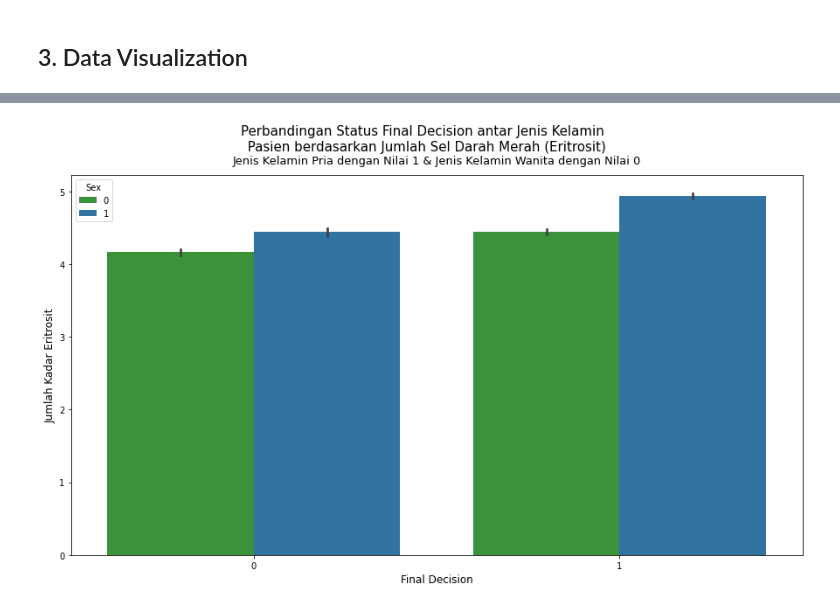
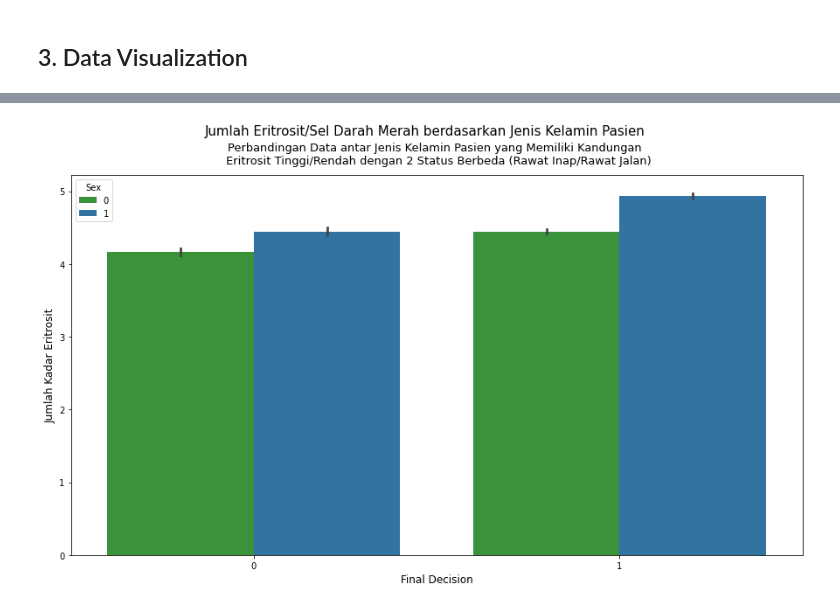
Before and after one commit to pramudianzaheka92/ClassificationwithEnsembleLearningMethod, a Jupyter notebook: Code Script/1. Exploratory Data Analysis with Pandas, Preprocessing & Visualization.ipynb, the cells around one changed output, grey strips where cells are left out. Drawn from its saved outputs; the diff is of its cells as text; code cells hidden in the pictures.

```diff
--- a/Code Script/1. Exploratory Data Analysis with Pandas, Preprocessing & Visualization.ipynb
+++ b/Code Script/1. Exploratory Data Analysis with Pandas, Preprocessing & Visualization.ipynb
@@ -746,17 +775,17 @@ plt.show()
 # %%
 """
 Membandingkan data terkait keputusan akhir yang menentukan apakah pasien harus tetap dirawat inap/sudah diizinkan
-untuk rawat jalan dengan dikelompokkan jenis kelamin antar pasien (pria/wanita) berdasarkan jumlah eritrosit
+untuk rawat jalan dengan dikelompokkan jenis kelamin antar pasien (pria/wanita) berdasarkan jumlah Eritrosit
 """
 plt.figure(figsize=(15, 8))
 
 sns.barplot(x="Status", y="Erythrocyte", hue="Sex", data=data_patient_treatment, palette=["tab:green", "tab:blue"])
-plt.suptitle("Perbandingan Status Final Decision antar Jenis Kelamin \n Pasien berdasarkan Jumlah Sel Darah Merah (Eritrosit)",
-             fontsize=15)
-plt.title("Jenis Kelamin Pria dengan Nilai 1 & Jenis Kelamin Wanita dengan Nilai 0", fontsize=13, pad=13, loc="center")
+plt.suptitle("Jumlah Eritrosit/Sel Darah Merah berdasarkan Jenis Kelamin Pasien", fontsize=15)
+plt.title("Perbandingan Data antar Jenis Kelamin Pasien yang Memiliki Kandungan \n "
+          "Eritrosit Tinggi/Rendah dengan 2 Status Berbeda (Rawat Inap/Rawat Jalan)", fontsize=13, pad=13, loc="center")
 plt.xlabel("Final Decision", fontsize=12)
 plt.ylabel("Jumlah Kadar Eritrosit", fontsize=12)
 #plt.savefig("../Data Visualization/Perbandingan Status Pasien antar jenis kelamin berdasarkan jumlah eritrosit.png")
 plt.show()
 # %% [output]
-[figure, old version]
+[figure, new version]
```
Also changed, not shown: parts of 10 cells of this notebook, 5 other files.
